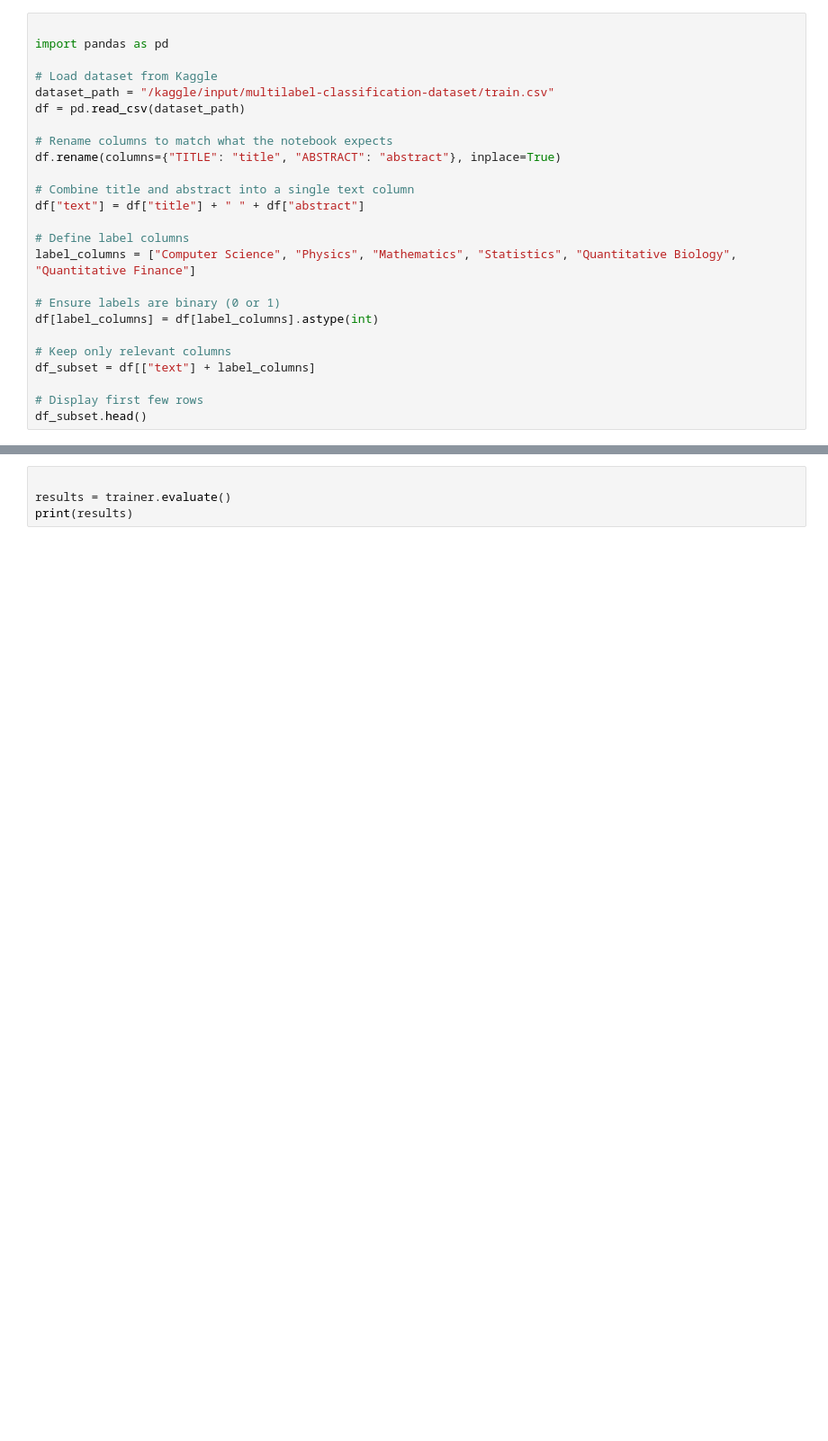
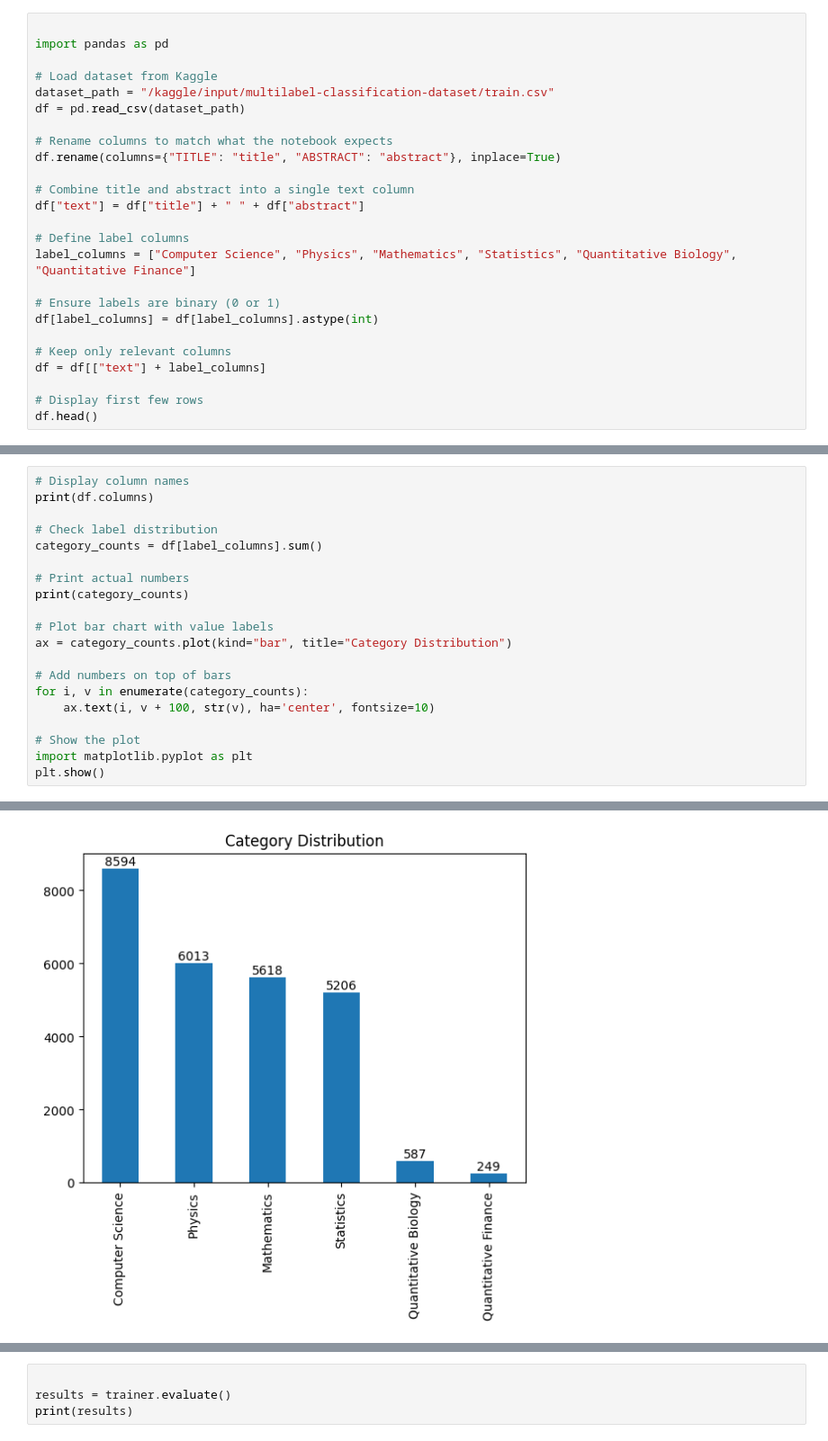
Before and after one commit to omnidox/cognizant-genspark-genai-training, a Jupyter notebook: prompt-engineering-llms/deliverables/mod_4_Fine-Tuning_LLMs/Project/fine_tuning_distilbert_kaggle.ipynb, the cells around one changed output, grey strips where cells are left out. Shown at 90% size. Cells and saved outputs as stored; diff of their text form; blank space fills up the shorter version.

```diff
--- a/prompt-engineering-llms/deliverables/mod_4_Fine-Tuning_LLMs/Project/fine_tuning_distilbert_kaggle.ipynb
+++ b/prompt-engineering-llms/deliverables/mod_4_Fine-Tuning_LLMs/Project/fine_tuning_distilbert_kaggle.ipynb
@@ -26,7 +48,7 @@ label_columns = ["Computer Science", "Physics", "Mathematics", "Statistics", "Qu
 df[label_columns] = df[label_columns].astype(int)
 
 # Keep only relevant columns
-df_subset = df[["text"] + label_columns]
+df = df[["text"] + label_columns]
 
 # Display first few rows
-df_subset.head()
+df.head()
@@ -43,0 +62,21 @@ df_subset = df_subset.sample(n=2000, random_state=42).reset_index(drop=True)
+# %%
+# Display column names
+print(df.columns)
+
+# Check label distribution
+category_counts = df[label_columns].sum()
+
+# Print actual numbers
+print(category_counts)
+
+# Plot bar chart with value labels
+ax = category_counts.plot(kind="bar", title="Category Distribution")
+
+# Add numbers on top of bars
+for i, v in enumerate(category_counts):
+    ax.text(i, v + 100, str(v), ha='center', fontsize=10)
+
+# Show the plot
+import matplotlib.pyplot as plt
+plt.show()
+# %% [output]
@@ -43,0 +93 @@ df_subset = df_subset.sample(n=2000, random_state=42).reset_index(drop=True)
+[figure, added]
```
Also changed, not shown: parts of 13 cells of this notebook.
